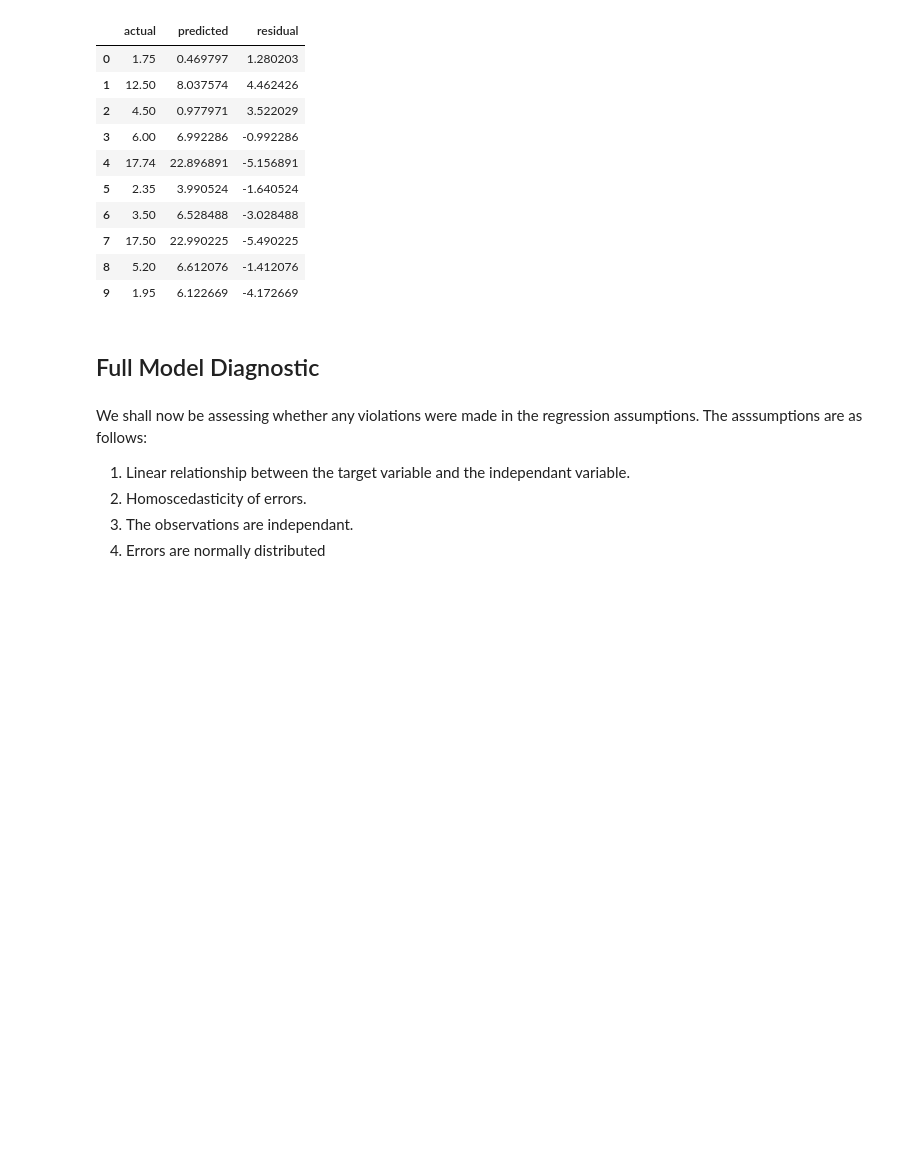
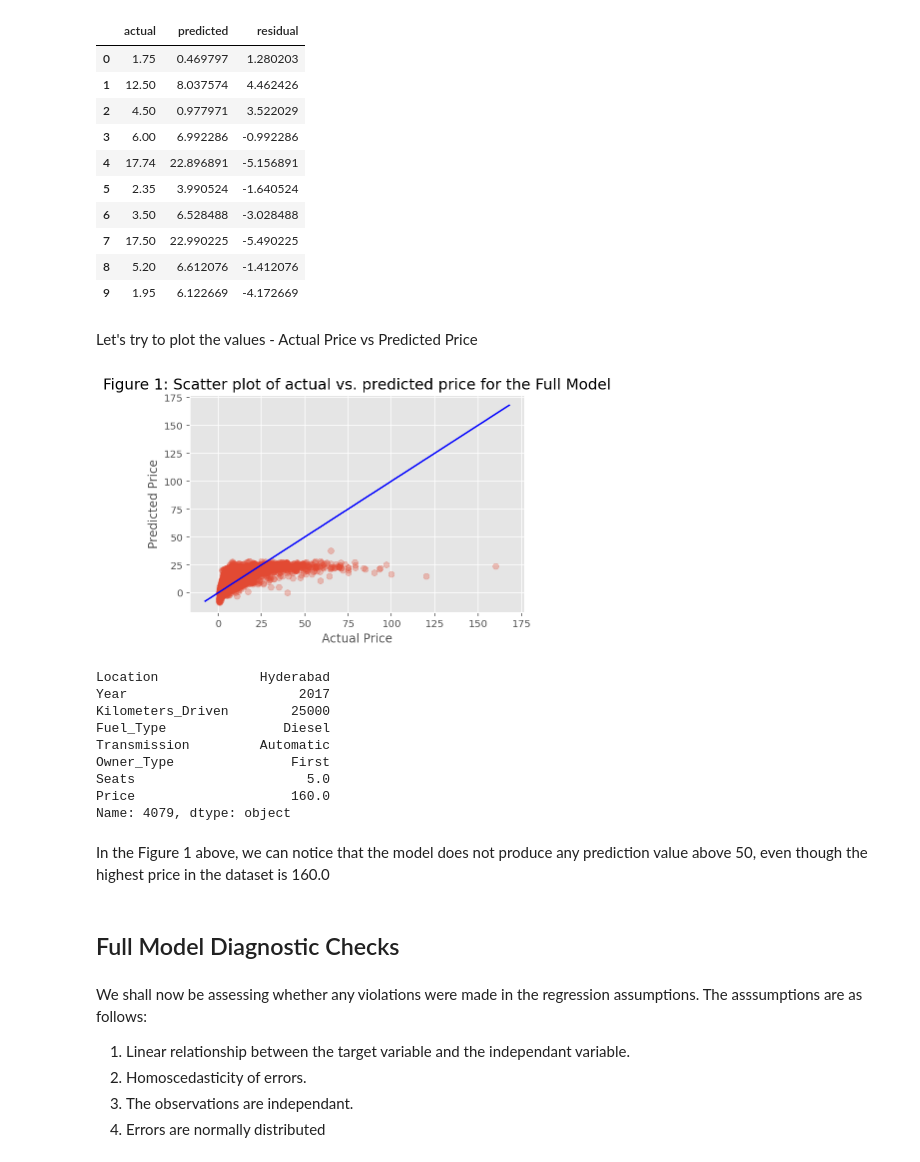
Before and after one commit to mayankthakkar17/MATHS_2_GROUP_11, a Jupyter notebook: maths2_phase2_grp11.ipynb, the cells around one changed output. Drawn from its saved outputs; the diff is of its cells as text; code cells hidden in the pictures; blank space fills up the shorter version.

```diff
--- a/maths2_phase2_grp11.ipynb
+++ b/maths2_phase2_grp11.ipynb
@@ -199,8 +203,36 @@ residuals_full.head(10)
 | 7 | 17.50 | 22.990225 | -5.490225 |
 | 8 | 5.20 | 6.612076 | -1.412076 |
 | 9 | 1.95 | 6.122669 | -4.172669 |
+# %% [markdown]
+Let's try to plot the values - Actual Price vs Predicted Price
+# %%
+def plot_line(axis, slope, intercept, **kargs):
+    xmin, xmax = axis.get_xlim()
+    plt.plot([xmin, xmax], [xmin*slope+intercept, xmax*slope+intercept], **kargs)
+
+# Creating scatter plot
+plt.scatter(residuals_full['actual'], residuals_full['predicted'], alpha=0.3);
+plot_line(axis=plt.gca(), slope=1, intercept=0, c="blue");
+plt.xlabel('Actual Price');
+plt.ylabel('Predicted Price');
+plt.title('Figure 1: Scatter plot of actual vs. predicted price for the Full Model', fontsize=15);
+plt.show();
+df.loc[df['Price'].idxmax()]
+# %% [output]
+[figure, added]
+Location             Hyderabad
+Year                      2017
+Kilometers_Driven        25000
+Fuel_Type               Diesel
+Transmission         Automatic
+Owner_Type               First
+Seats                      5.0
+Price                    160.0
+Name: 4079, dtype: object
+# %% [markdown]
+In the Figure 1 above, we can notice that the model does not produce any prediction value above 50, even though the highest price in the dataset is 160.0
 # %% [markdown]
-## Full Model Diagnostic <a id='itr'></a>
+## Full Model Diagnostic Checks <a id='full_model_diagnostic_checks'></a>
 # %% [markdown]
 We shall now be assessing whether any violations were made in the regression assumptions. The asssumptions are as follows:
 1) Linear relationship between the target variable and the independant variable.
```
Also changed, not shown: parts of 25 cells of this notebook.
